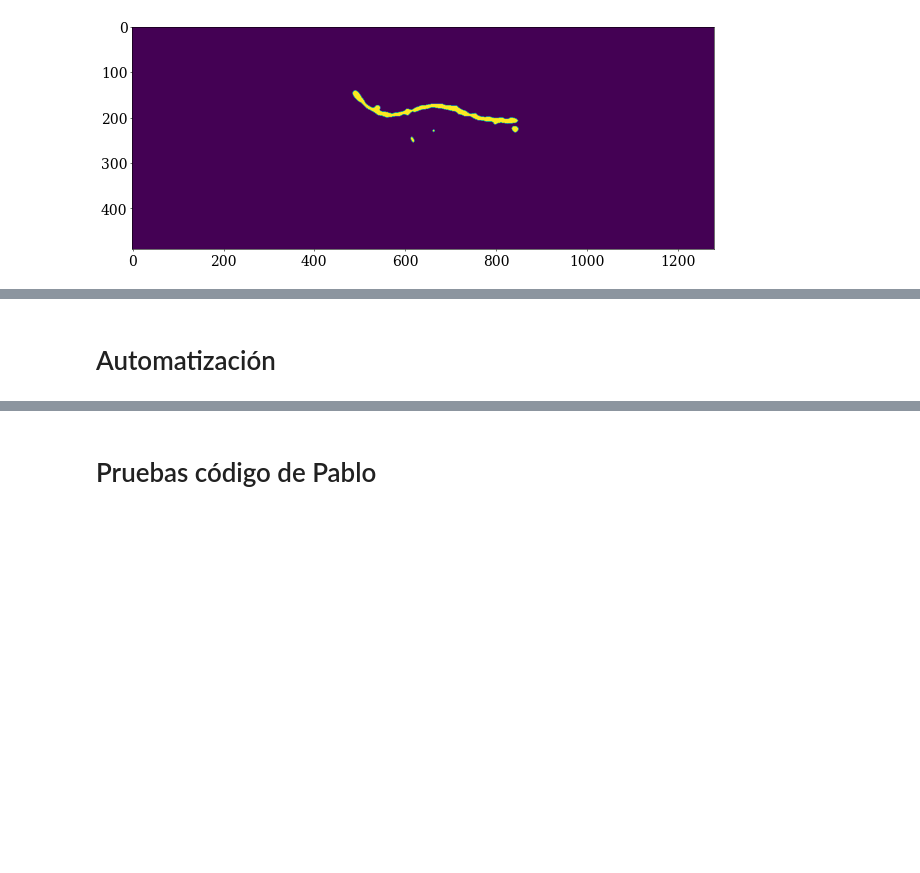
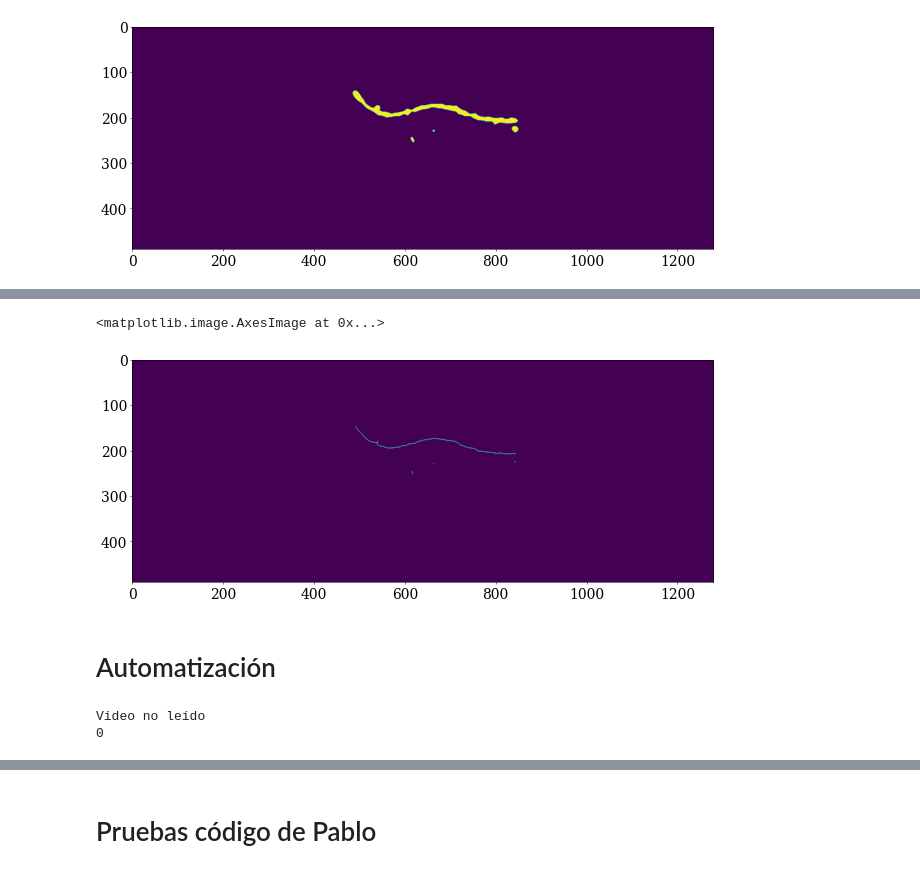
Before and after one commit to gardianc/Nado-ondulatorio, a Jupyter notebook: tracking_P1.ipynb, the cells around one changed output, grey strips where cells are left out. Cells and saved outputs as stored; diff of their text form; code cells hidden in the pictures; blank space fills up the shorter version.

```diff
--- a/tracking_P1.ipynb
+++ b/tracking_P1.ipynb
@@ -174,2 +117,7 @@ plt.colorbar()
+# %%
+plt.imshow(ref_sk)
+# %% [output]
+<matplotlib.image.AxesImage at 0x...>
+[figure, added]
 # %% [markdown]
 # Automatización
@@ -176,3 +174,8 @@ plt.colorbar()
 # %%
+vs = cv.VideoCapture(f'videos/FCD/negro/{FILENAME}.mp4')
 camo_mask = [559,690,1120,1241] # ymin, ymax, xmin, xmax
 lim = [110,600]
+t, sk, tails, head_x, head_y = tracker(vs, camo_mask, lim, SHOW=True)
+# %% [output]
+Video no leído
+0
```
Also changed, not shown: parts of 14 cells of this notebook, 6 other files.
